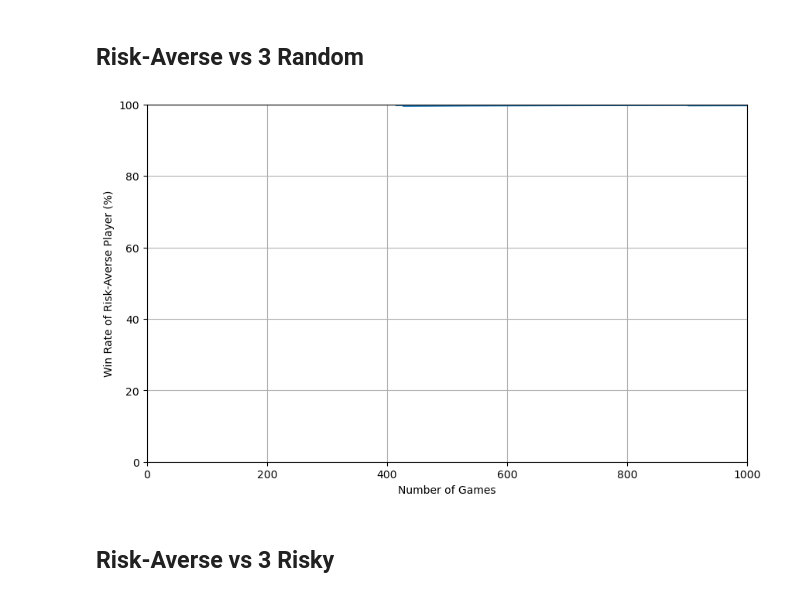
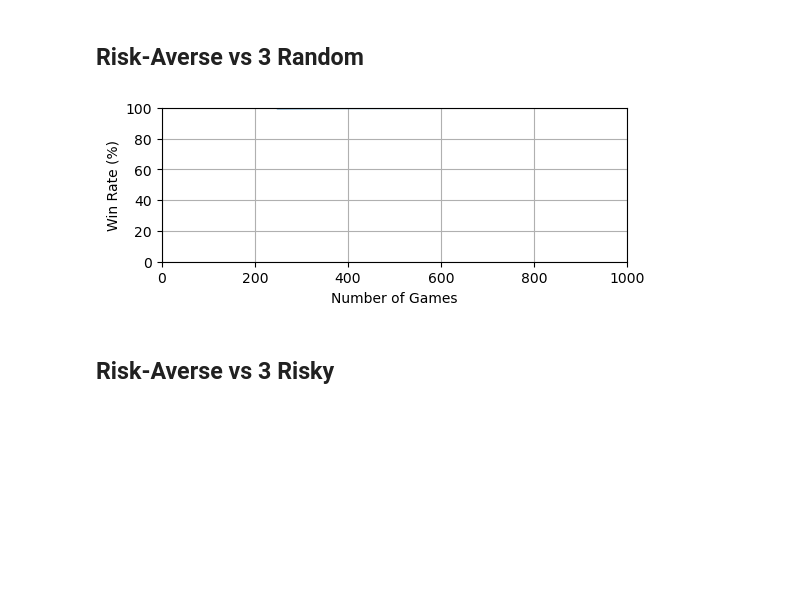
Before and after one commit to Astromatthe/LiarsDice, a Jupyter notebook: benchmarks.ipynb, the cells around one changed output. Drawn from its saved outputs; the diff is of its cells as text; code cells hidden in the pictures; blank space fills up the shorter version.

```diff
--- a/benchmarks.ipynb
+++ b/benchmarks.ipynb
@@ -14,7 +14,7 @@ The autoreload extension is already loaded. To reload it, use:
 # %% [markdown]
 ## Testing
 # %%
-winner = LiarsDiceGame.game("rand", "rand", "rand", "rand", save_json=False, dir=None)
+winner = LiarsDiceGame.game("wildcard_conservative", "rand", "rand", "rand", save_json=False, dir=None)
 print(f"Winner is Player P{winner}")
 # %% [output]
 Winner is Player P0
@@ -22,6 +22,9 @@ Winner is Player P0
 ## Settings
 # %%
 N_GAMES = 1000  # Number of games to simulate
+latex_figsize = (6, 2)  # Figure size for LaTeX documents
+latex_fontsize = 10  # Font size for LaTeX documents
+save_path = "figures/"  # Directory to save figures
 # %% [markdown]
 ## Random vs 3 Random
 # %%
@@ -87,31 +90,31 @@ plt.grid()
 # %%
 # config
 player = "risk-averse"
 enemies = ["rand", "rand", "rand"]
 
 # initialize win_rate
 win_rate = np.zeros(N_GAMES)
 
 for i in range(N_GAMES):
     winner = LiarsDiceGame.game(player, *enemies, save_json=False, dir=None)
     if i == 0:
         win_rate[i] = 1 if winner == 0 else 0
     else:
         if winner == 0:
             win_rate[i] = (win_rate[i-1] * i + 1) / (i + 1)
         else:
             win_rate[i] = (win_rate[i-1] * i) / (i + 1)
 
 # plot results
-plt.figure(figsize=(10, 6))
+plt.figure(figsize=latex_figsize)
 plt.plot(win_rate * 100)
-plt.xlabel("Number of Games")
-plt.ylabel("Win Rate of Risk-Averse Player (%)")
+plt.xlabel("Number of Games", fontsize=latex_fontsize)
+plt.ylabel("Win Rate (%)", fontsize=latex_fontsize)
 plt.xlim(0, N_GAMES)
 plt.ylim(0, 100)
 plt.grid()
 # %% [output]
-[figure, old version]
+[figure, new version]
 # %% [markdown]
 ## Risk-Averse vs 3 Risky
 # %%
```
Also changed, not shown: parts of 4 cells of this notebook, 3 other files.
